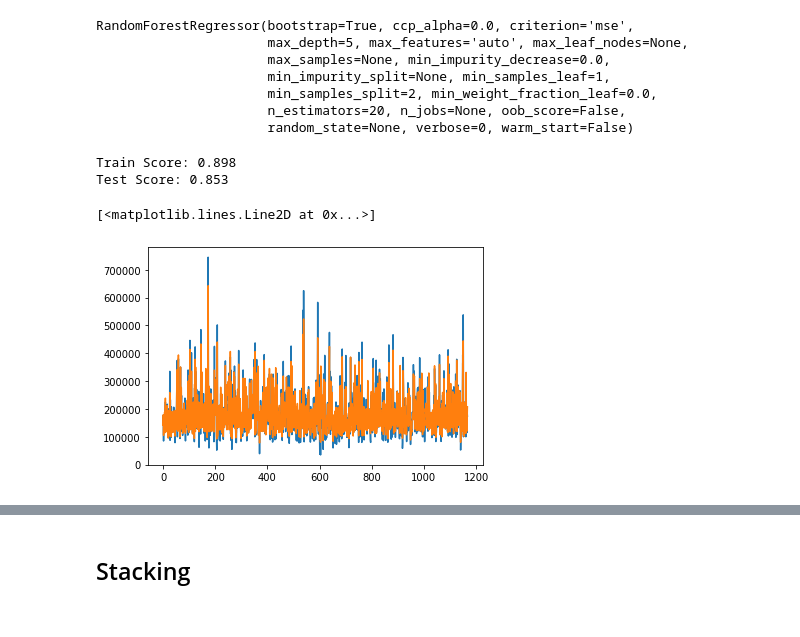
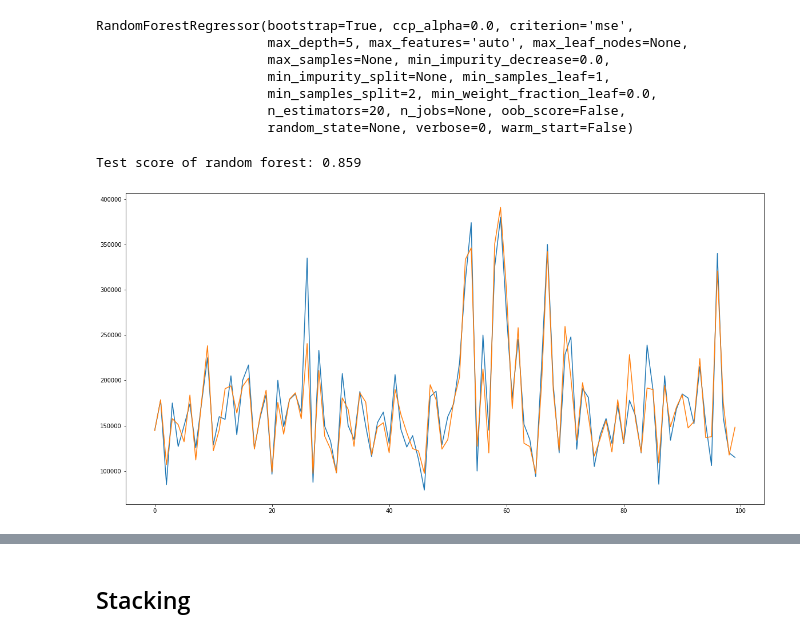
Before and after one commit to aanodin/ml-5-ensembles, a Jupyter notebook: 5_ensembles.ipynb, the cells around one changed output, grey strips where cells are left out. Drawn from its saved outputs; the diff is of its cells as text; code cells hidden in the pictures.

```diff
--- a/5_ensembles.ipynb
+++ b/5_ensembles.ipynb
@@ -7,8 +7,9 @@ from sklearn.model_selection import train_test_split
 from sklearn.metrics import roc_curve
 from sklearn.preprocessing import StandardScaler
 # %%
-# data
+# variables
 rnd = 42
+points_to_show = 100
 # %%
 df = pd.read_csv('train.csv')
 # %%
@@ -64,17 +64,16 @@ test_pred = rf.predict(X_test)
 # %%
 from sklearn.metrics import accuracy_score
 # %%
-print('Train Score: {:.3f} \nTest Score: {:.3f}'.format(rf.score(X_train, y_train),
-                                                                         rf.score(X_test, y_test)))
+print('Test score of random forest: {:.3f}'.format(rf.score(X_test, y_test)))
 # %% [output]
-Train Score: 0.898
-Test Score: 0.853
+Test score of random forest: 0.859
 # %%
-plt.plot(y_train.to_list())
-plt.plot(train_pred)
+plt.figure(figsize=(20,10))
+plt.plot(y_train[:points_to_show].to_list())
+plt.plot(train_pred[:points_to_show])
+plt.show()
 # %% [output]
-[<matplotlib.lines.Line2D at 0x...>]
-[figure, old version]
+[figure, new version]
 # %%
 importances = rf.feature_importances_
 feature_names = X_train.columns
```
Also changed, not shown: parts of 13 cells of this notebook.
